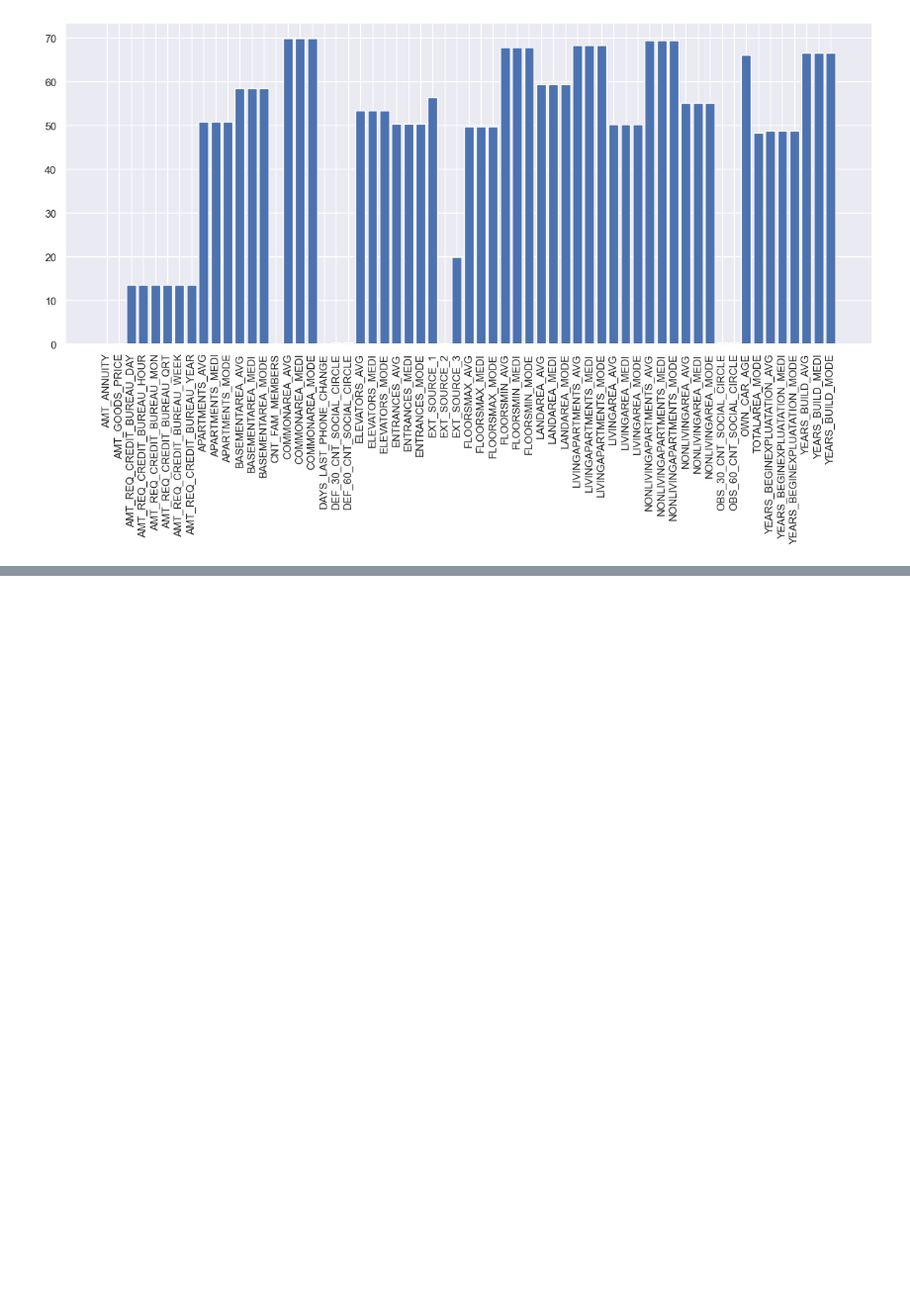
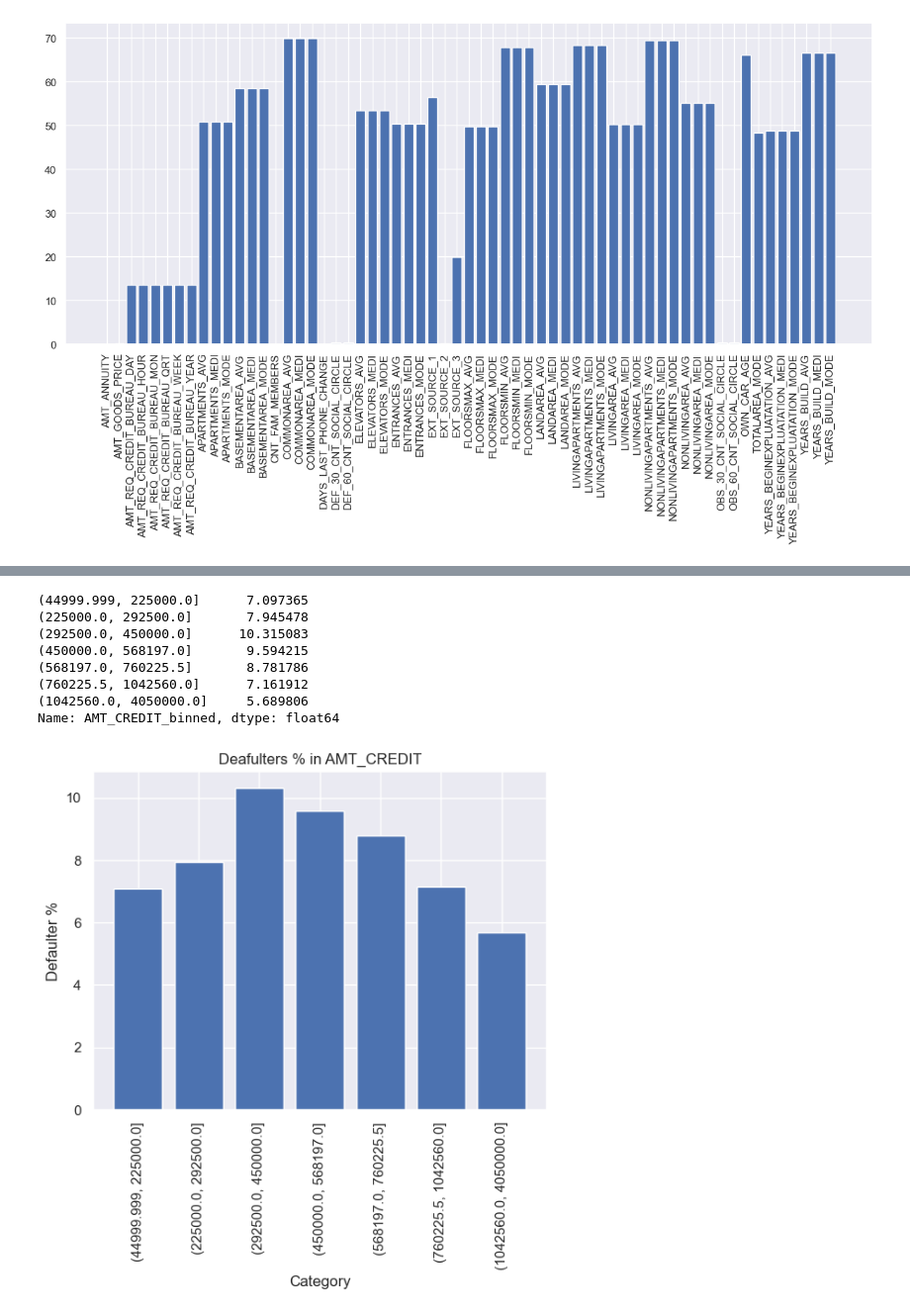
Before and after one commit to seg-fault123/bdm_project, a Jupyter notebook: cleaning.ipynb, the cells around one changed output, grey strips where cells are left out. Shown at 99% size. Saved outputs shown, nothing was run; the diff lists cells and outputs as text; code cells hidden in the pictures; blank space fills up the shorter version.

```diff
--- a/cleaning.ipynb
+++ b/cleaning.ipynb
@@ -47 +58,15 @@ ax.get_figure().set_size_inches(15, 6)
+# %%
+def plot_hist_default_pct(feature, dataframe, bins):
+    df=dataframe.copy()
+    df['%s_binned'%feature]=pd.qcut(df[feature], q=bins, precision=3, duplicates='drop')
+    counts=df['%s_binned'%feature].value_counts()
+    default_counts=df.loc[df['TARGET']==1, '%s_binned'%feature].value_counts()
+    default_counts=default_counts*100/counts
+    ax=plt.axes()
+    ax.bar(default_counts.index.astype(str), default_counts.values)
+    ax.tick_params(axis='x', rotation=90)
+    ax.set_title('Deafulters %% in %s'%feature)
+    ax.set_xlabel('Category')
+    ax.set_ylabel('Defaulter %')
+    print(default_counts)
 # %%
@@ -70,0 +149,12 @@ plt.axes().le
+# %%
+plot_hist_default_pct('AMT_CREDIT', numerical_frame, 7)
+# %% [output]
+(44999.999, 225000.0]      7.097365
+(225000.0, 292500.0]       7.945478
+(292500.0, 450000.0]      10.315083
+(450000.0, 568197.0]       9.594215
+(568197.0, 760225.5]       8.781786
+(760225.5, 1042560.0]      7.161912
+(1042560.0, 4050000.0]     5.689806
+Name: AMT_CREDIT_binned, dtype: float64
+[figure, added]
```
Also changed, not shown: parts of 38 cells of this notebook, 1 other file.
